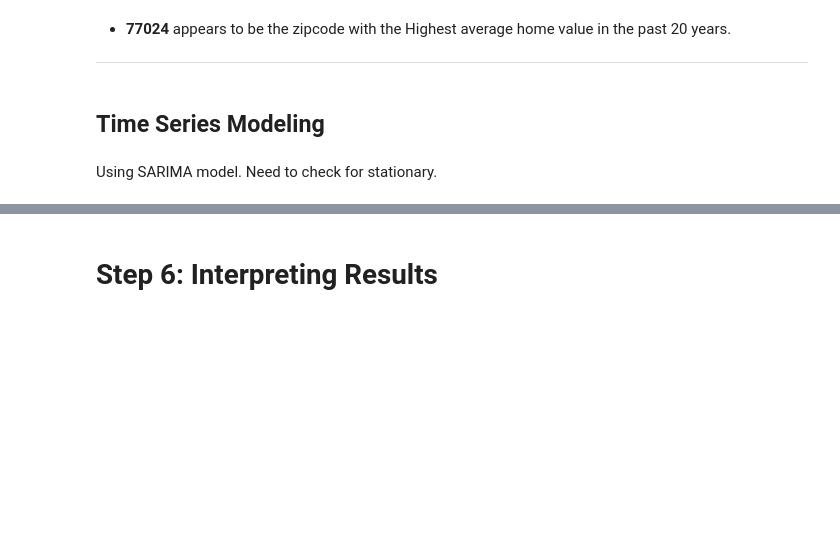
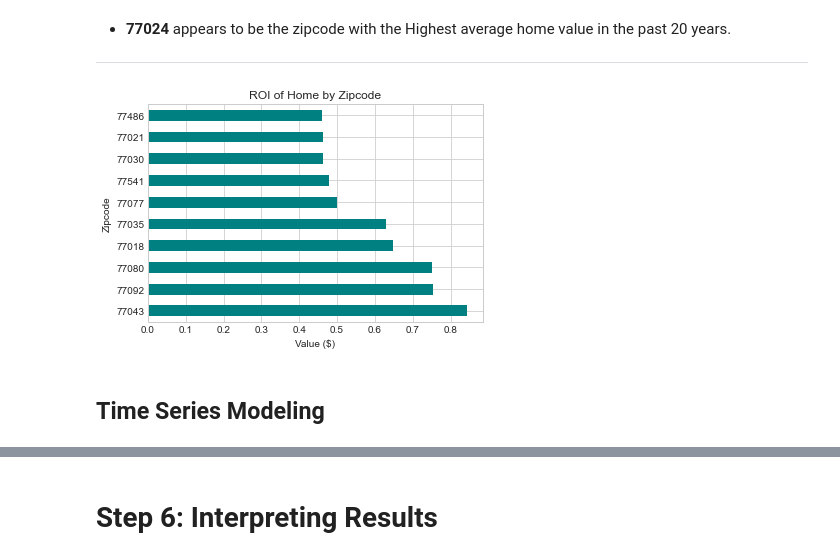
Before and after one commit to brianlee35/zillow_analysis, a Jupyter notebook: starter_notebook.ipynb, the cells around one changed output, grey strips where cells are left out. Saved outputs shown, nothing was run; the diff lists cells and outputs as text; code cells hidden in the pictures; blank space fills up the shorter version.

Commit message:
Time Series Models

```diff
--- a/starter_notebook.ipynb
+++ b/starter_notebook.ipynb
@@ -237,7 +246,15 @@ plt.show()
 # %% [markdown]
 * __77024__ appears to be the zipcode with the Highest average home value in the past 20 years.
 ***
+# %%
+zip_df = melt_df.copy()
+zip_df = zip_df.groupby('Zipcode').ROI_10_years.mean().sort_values(ascending=False).head(10)
+# %%
+zip_df.plot.barh(color='teal')
+plt.title('ROI of Home by Zipcode')
+plt.xlabel('Value ($)')
+plt.show()
+# %% [output]
+[figure, added]
 # %% [markdown]
 ## Time Series Modeling
-# %% [markdown]
-Using SARIMA model. Need to check for stationary.
```
Also changed, not shown: parts of 30 cells of this notebook.
